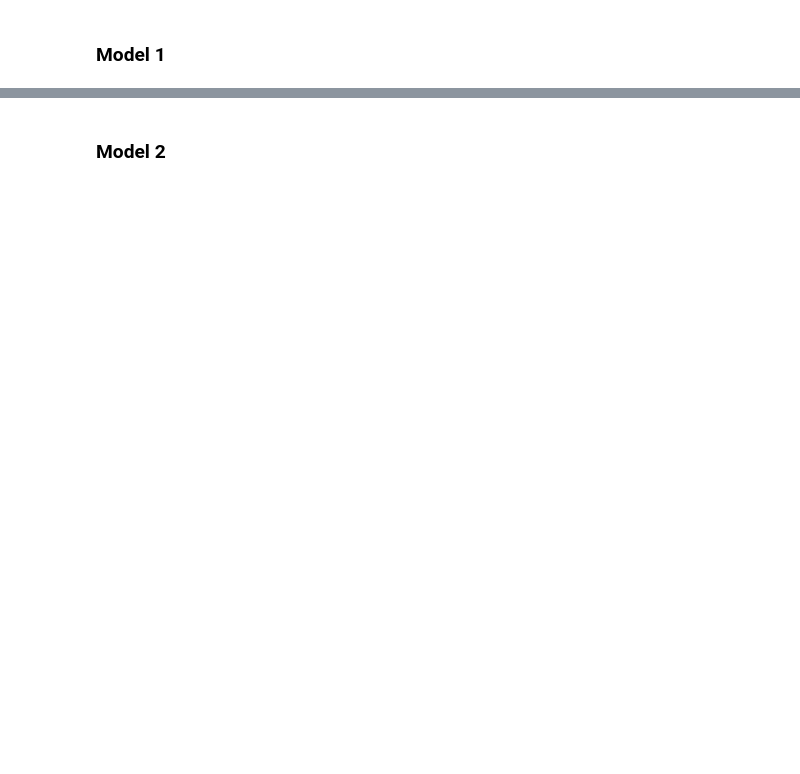
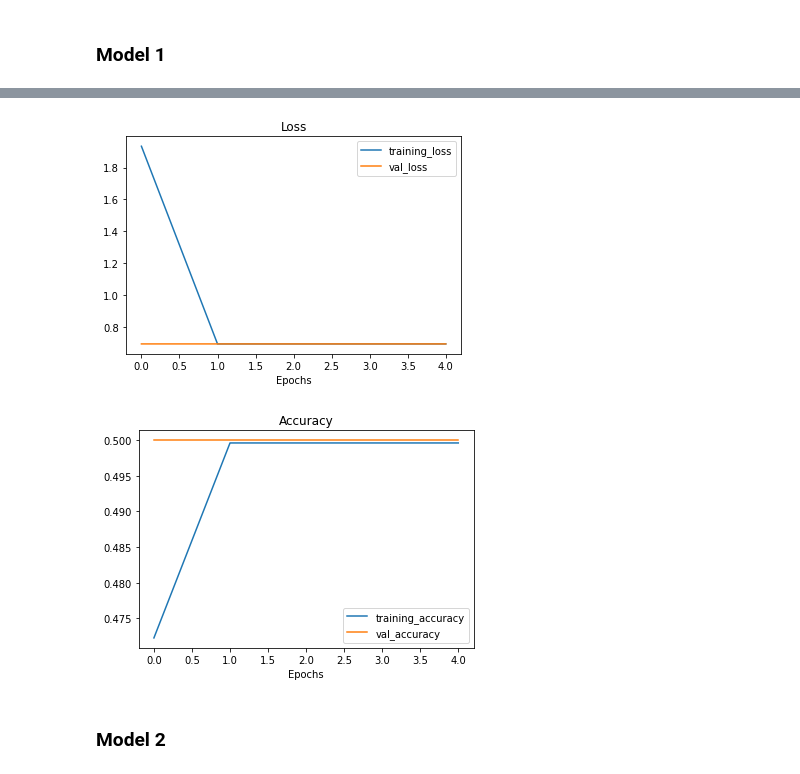
Before and after one commit to jmassery/mask_detector, a Jupyter notebook: computer_vision_mask_detector.ipynb, the cells around one changed output, grey strips where cells are left out. Drawn from its saved outputs; the diff is of its cells as text; code cells hidden in the pictures; blank space fills up the shorter version.

```diff
--- a/computer_vision_mask_detector.ipynb
+++ b/computer_vision_mask_detector.ipynb
@@ -223,7 +277,7 @@ model_1 = tf.keras.Sequential([
   tf.keras.layers.Dense(4, activation='relu'),
   tf.keras.layers.Dense(4, activation='relu'),
   tf.keras.layers.Dense(1, activation='sigmoid')
-])
+], name='model_1')
 
 # Compile
 model_1.compile(loss=tf.keras.losses.BinaryCrossentropy(),
@@ -235,6 +289,7 @@ history_1 = model_1.fit(train_data,
                         epochs=5,
                         steps_per_epoch=len(train_data),
                         validation_data=valid_data,
-                        validation_steps=len(valid_data))
+                        validation_steps=len(valid_data),
+                        callbacks=[create_model_checkpoint(model_1.name)])
 # %% [output]
 Epoch 1/5
@@ -269,3 +329,8 @@ _________________________________________________________________
+# %%
+plot_loss_curves(history_1)
+# %% [output]
+[figure, added]
+[figure, added]
 # %% [markdown]
 ### Model 2
 # %%
```
Also changed, not shown: parts of 33 cells of this notebook.
